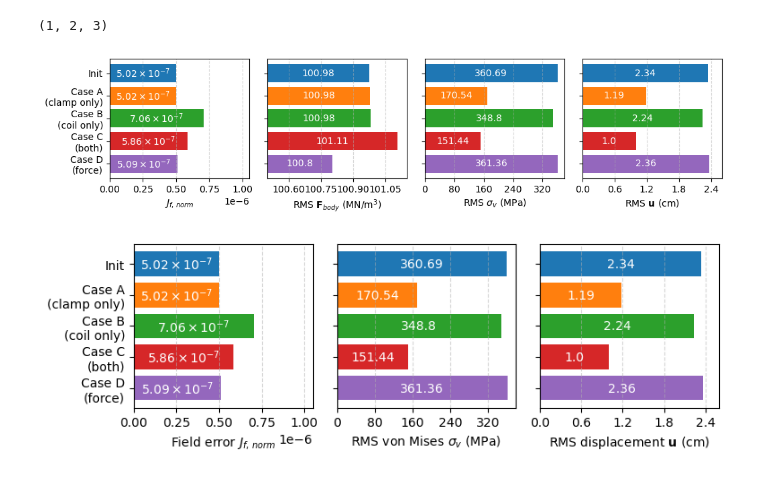
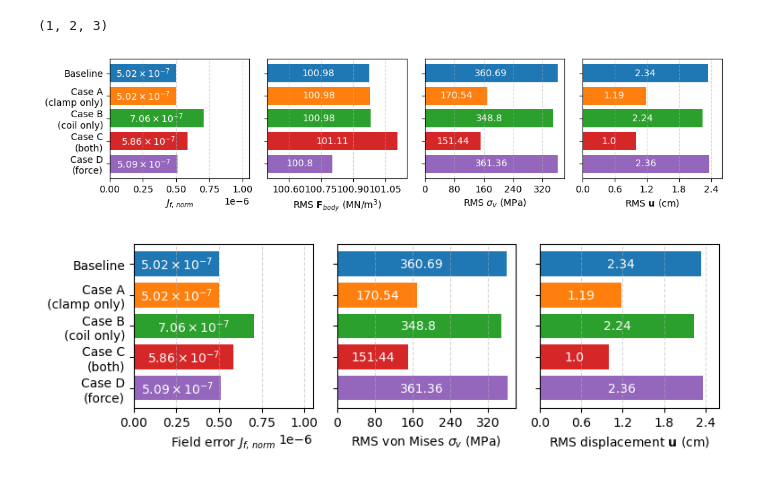
Before and after one commit to lankef/fem-data, a Jupyter notebook: w7x-continuation/plotting.ipynb, the cells around one changed output. Saved outputs shown, nothing was run; the diff lists cells and outputs as text; code cells hidden in the pictures.

```diff
--- a/w7x-continuation/plotting.ipynb
+++ b/w7x-continuation/plotting.ipynb
@@ -452,7 +452,7 @@ import matplotlib.pyplot as plt
 
 case_names = ['w7x', 'support', 'fixed', 'movable', 'force']
 # ticks = ['Init', 'Case A\n(fixed coils)', 'Case B\n(fixed support)', 'Case C\n(both optimized)', 'Case D\n(force)']
-ticks = ['Init', 'Case A\n(clamp only)', 'Case B\n(coil only)', 'Case C\n(both)', 'Case D\n(force)']
+ticks = ['Baseline', 'Case A\n(clamp only)', 'Case B\n(coil only)', 'Case C\n(both)', 'Case D\n(force)']
 
 # Volume-weighted summary metrics for each case
 summary_by_case = {name: volume_weighted_summary(obj, res)
@@ -490,34 +490,34 @@ def scix(v, x, b):
     mant = v / 10.0 ** exp
     return rf"${round(mant, x)}\times10^{{{exp}}}$"
 
 
 xlims = [
     (None, 1.05e-6),
     (100.5, 101.15),
     (None, None),
     (None, 2.6),
 ]
 dec_list = [2, 2, 2, 2,]
 b_list = [True, False, False, False] # Whether to scientifically format numbers
 nticks_list = [5, 5, 5, 5]
 width = 2.6
 fig, axes = plt.subplots(1, 4, figsize=(width*4, width), sharey=True)
 for ax, (title, vals), (x1, x2), dec, b, nticks in zip(axes, bar_metrics, xlims, dec_list, b_list, nticks_list):
     bars = ax.barh(y, vals, color=bar_colors)
     ax.set_xlabel(title)
     ax.set_xlim(x1, x2)
     ax.grid(True, axis='x', linestyle="--", alpha=0.5)
     ax.bar_label(bars, labels=[scix(v, dec, b) for v in vals], color="white", padding=0, label_type='center')
     ax.xaxis.set_major_locator(MaxNLocator(nbins=nticks))
 
 axes[0].set_yticks(y)
 axes[0].set_yticklabels(ticks)
 axes[0].invert_yaxis()  # w7x at the top
 fig.tight_layout()
 plt.savefig('../figures/opt-overview.pdf')
 plt.show()
 # %% [output]
-[figure, old version]
+[figure, new version]
 # %%
 from matplotlib.ticker import MaxNLocator
 
@@ -569,4 +569,4 @@ fig.tight_layout()
 plt.savefig('../figures/opt-overview2.pdf')
 plt.show()
 # %% [output]
-[figure, old version]
+[figure, new version]
```
Also changed, not shown: parts of 1 cell of this notebook, 2 other files.
